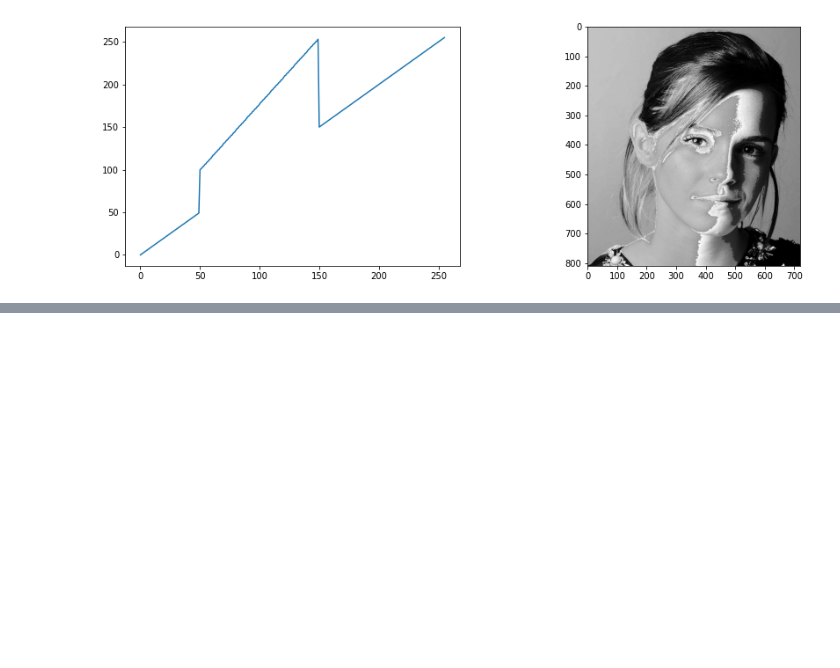
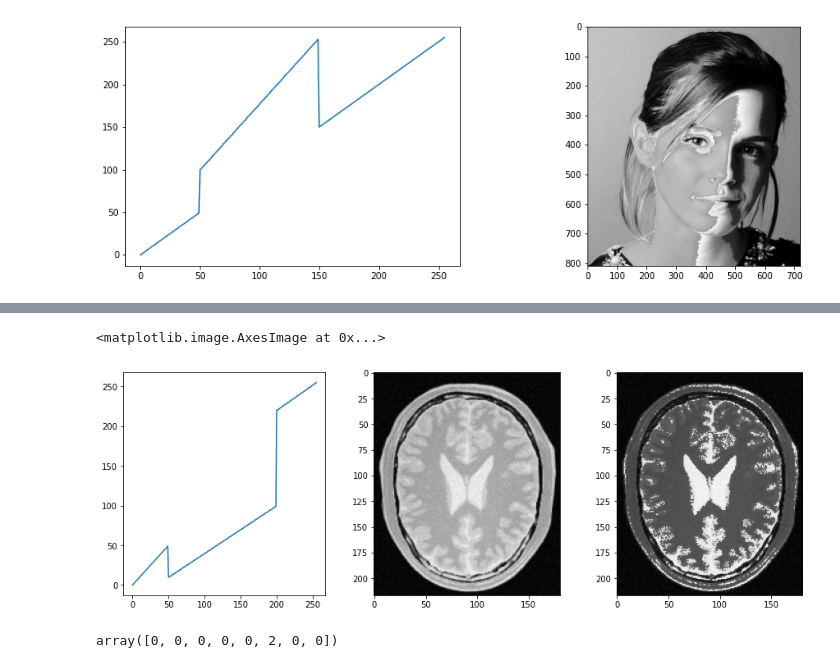
Before and after one commit to KCSAbeywickrama/EN2550-Excercises, a Jupyter notebook: Assignment_01/190018V_Ex0.ipynb, the cells around one changed output, grey strips where cells are left out. Saved outputs shown, nothing was run; the diff lists cells and outputs as text; code cells hidden in the pictures; blank space fills up the shorter version.

```diff
--- a/Assignment_01/190018V_Ex0.ipynb
+++ b/Assignment_01/190018V_Ex0.ipynb
@@ -39,0 +64,30 @@ ax[1].imshow(g,cmap='gray', vmin=0, vmax=255)
+# %%
+# 2 (b) gray matter
+
+f=cv.imread('brain_proton_density_slice.png',cv.IMREAD_GRAYSCALE)
+assert f is not None
+
+a1,a2=50,200
+t=np.zeros(256).astype(np.uint8)
+r1=np.linspace(0,50,(a1+1-0)).astype(np.uint8)
+r2=np.linspace(10,100,(a2+1-a1)).astype(np.uint8)
+r3=np.linspace(220,255,(255+1-a2)).astype(np.uint8)
+t[0:a1+1]=r1
+t[a1:a2+1]=r2
+t[a2:255+1]=r3
+
+g=cv.LUT(f,t)
+
+fig,ax=plt.subplots(1,3,figsize=(15,5))
+ax[0].plot(t)
+ax[1].imshow(f,cmap='gray', vmin=0, vmax=255)
+ax[2].imshow(g,cmap='gray', vmin=0, vmax=255)
+# %% [output]
+<matplotlib.image.AxesImage at 0x...>
+[figure, added]
+# %%
+a=np.array([0,0,0,0,0,0,0])
+a=np.insert(a,5,2)
+a
+# %% [output]
+array([0, 0, 0, 0, 0, 2, 0, 0])
```
Also changed, not shown: parts of 2 cells of this notebook.
